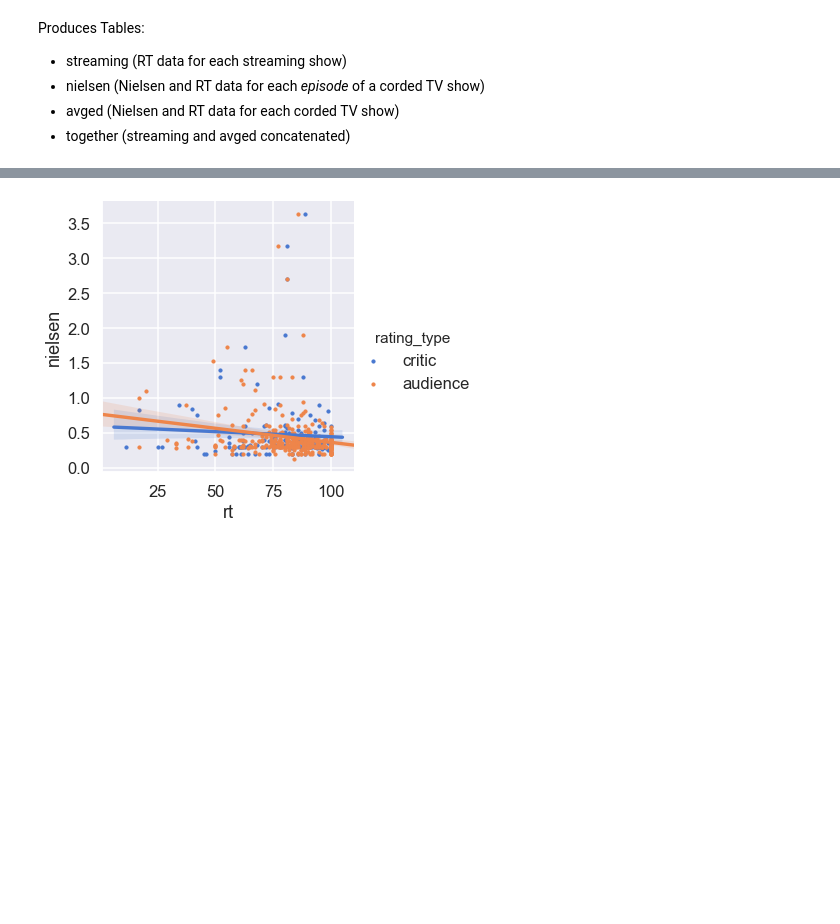
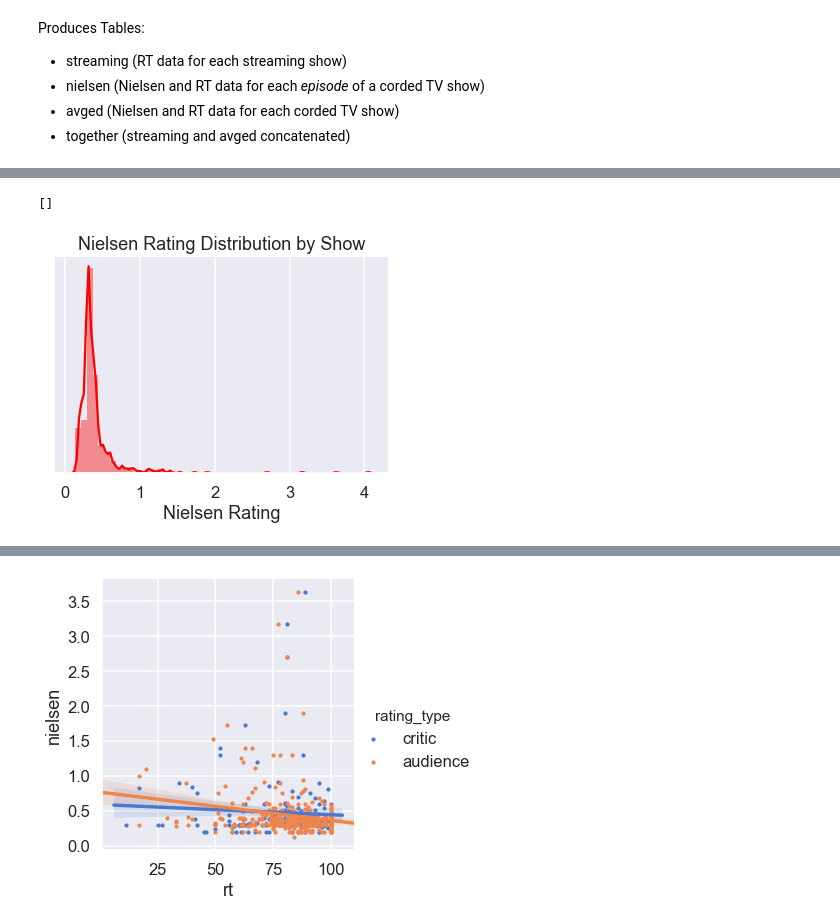
Before and after one commit to rcharan/tvshows, a Jupyter notebook: analysis.ipynb, the cells around one changed output, grey strips where cells are left out. Cells and saved outputs as stored; diff of their text form; code cells hidden in the pictures; blank space fills up the shorter version.

```diff
--- a/analysis.ipynb
+++ b/analysis.ipynb
@@ -77,0 +114,8 @@ together['network_grouped'] = together.network.map(grouper)
+# %%
+fig, ax = plt.subplots()
+sns.distplot(avged.demo_rating.dropna(), color = "red").set_title('Nielsen Rating Distribution by Show');
+ax.set_xlabel("Nielsen Rating")
+ax.set_yticks([])
+# %% [output]
+[]
+[figure, added]
```
Also changed, not shown: parts of 31 cells of this notebook.
